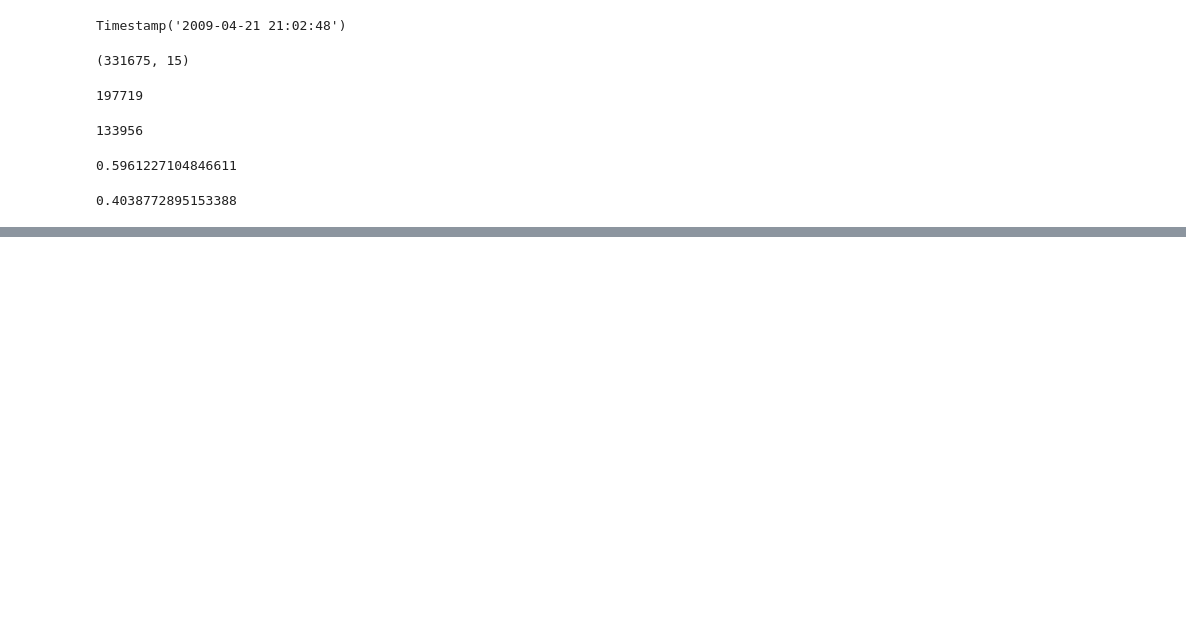
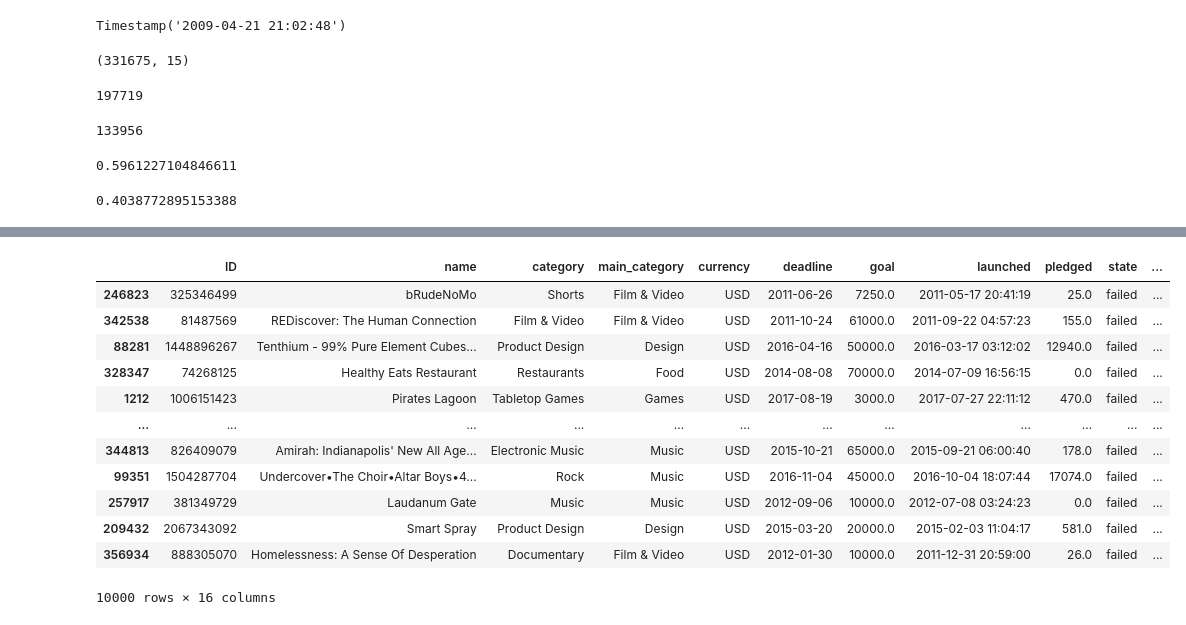
Before and after one commit to xduzao/Kickstarter, a Jupyter notebook: Análise.ipynb, the cells around one changed output, grey strips where cells are left out. Cells and saved outputs as stored; diff of their text form; code cells hidden in the pictures; blank space fills up the shorter version.

```diff
--- a/Análise.ipynb
+++ b/Análise.ipynb
@@ -73,0 +102,16 @@ successful_count/kickstarter_df.shape[0]
+# %%
+kickstarter_df.sample(10000)
+# %% [output]
+|  | ID | name | category | main_category | currency | deadline | goal | launched | pledged | state | ... |
+| 246823 | 325346499 | bRudeNoMo | Shorts | Film & Video | USD | 2011-06-26 | 7250.0 | 2011-05-17 20:41:19 | 25.0 | failed | ... |
+| 342538 | 81487569 | REDiscover: The Human Connection | Film & Video | Film & Video | USD | 2011-10-24 | 61000.0 | 2011-09-22 04:57:23 | 155.0 | failed | ... |
+| 88281 | 1448896267 | Tenthium - 99% Pure Element Cubes... | Product Design | Design | USD | 2016-04-16 | 50000.0 | 2016-03-17 03:12:02 | 12940.0 | failed | ... |
+| 328347 | 74268125 | Healthy Eats Restaurant | Restaurants | Food | USD | 2014-08-08 | 70000.0 | 2014-07-09 16:56:15 | 0.0 | failed | ... |
+| 1212 | 1006151423 | Pirates Lagoon | Tabletop Games | Games | USD | 2017-08-19 | 3000.0 | 2017-07-27 22:11:12 | 470.0 | failed | ... |
+| ... | ... | ... | ... | ... | ... | ... | ... | ... | ... | ... | ... |
+| 344813 | 826409079 | Amirah: Indianapolis' New All Age... | Electronic Music | Music | USD | 2015-10-21 | 65000.0 | 2015-09-21 06:00:40 | 178.0 | failed | ... |
+| 99351 | 1504287704 | Undercover•The Choir•Altar Boys•4... | Rock | Music | USD | 2016-11-04 | 45000.0 | 2016-10-04 18:07:44 | 17074.0 | failed | ... |
+| 257917 | 381349729 | Laudanum Gate | Music | Music | USD | 2012-09-06 | 10000.0 | 2012-07-08 03:24:23 | 0.0 | failed | ... |
+| 209432 | 2067343092 | Smart Spray | Product Design | Design | USD | 2015-03-20 | 20000.0 | 2015-02-03 11:04:17 | 581.0 | failed | ... |
+| 356934 | 888305070 | Homelessness: A Sense Of Desperation | Documentary | Film & Video | USD | 2012-01-30 | 10000.0 | 2011-12-31 20:59:00 | 26.0 | failed | ... |
+10000 rows × 16 columns
```
Also changed, not shown: parts of 7 cells of this notebook.
